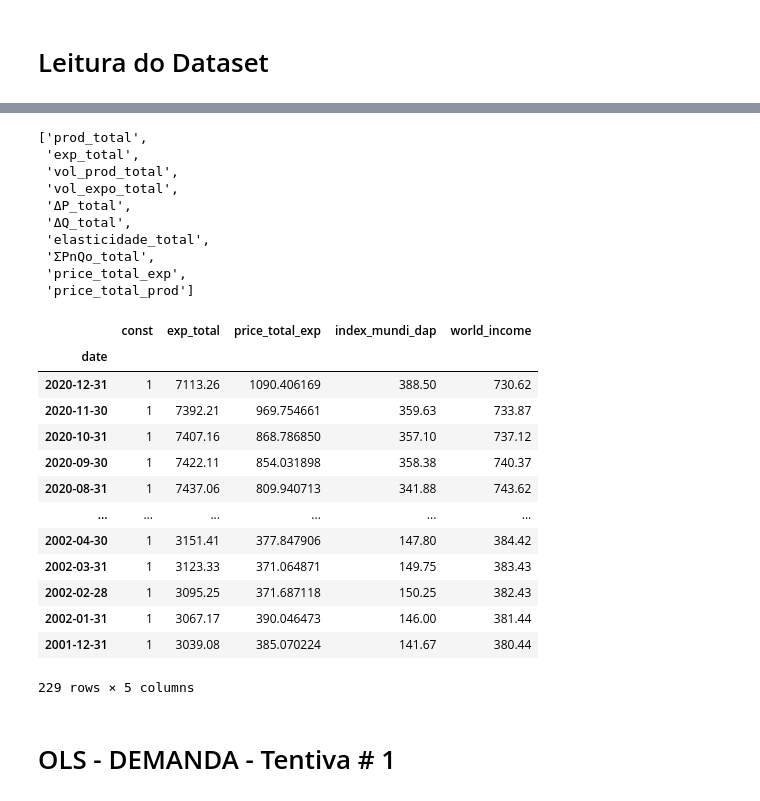
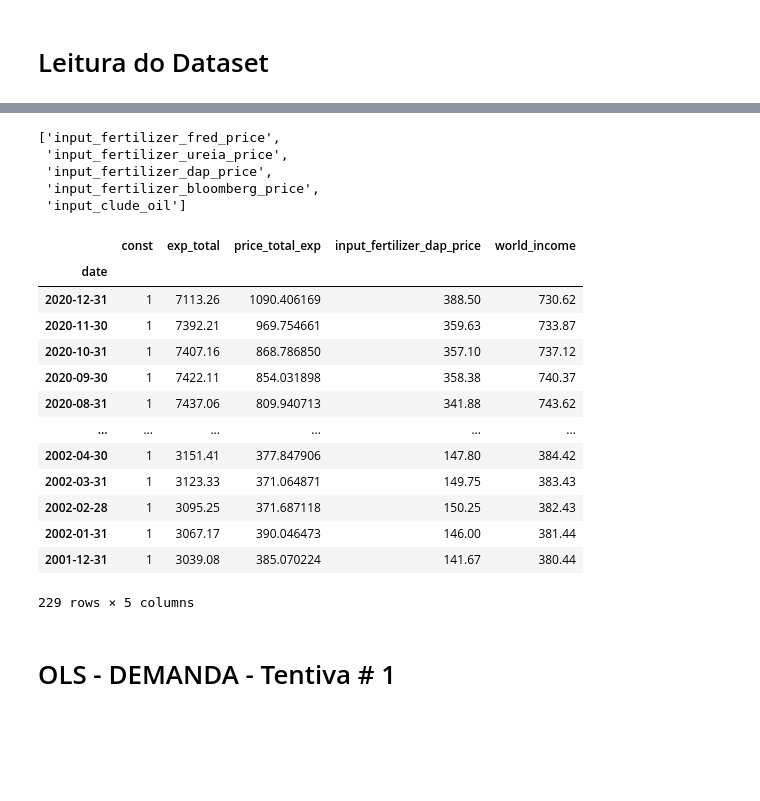
Before and after one commit to fkfouri/vegetable_oil_mkt, a Jupyter notebook: mkt/__2SLS_vegetable_oil-COMM5_4.ipynb, the cells around one changed output, grey strips where cells are left out. Saved outputs shown, nothing was run; the diff lists cells and outputs as text; code cells hidden in the pictures; blank space fills up the shorter version.

Commit message:
inputs

```diff
--- a/mkt/__2SLS_vegetable_oil-COMM5_4.ipynb
+++ b/mkt/__2SLS_vegetable_oil-COMM5_4.ipynb
@@ -47,23 +47,20 @@ df_main.head()
 | 2020-09-30 | World | 266.56 | 767.840 | 702.21 | 4.09 | 3.6 | 0.038 | -0.003 | -0.052 | ... |
 | 2020-08-31 | World | 267.42 | 739.170 | 703.14 | 4.09 | 3.6 | 0.078 | -0.003 | -0.025 | ... |
 # %%
-[col for col in df_main.columns.to_list() if 'total' in col]
+INCOMES = [col for col in df_main.columns.to_list() if 'income' in col]
+INPUTS = [col for col in df_main.columns.to_list() if 'input' in col]
+INPUTS
 # %% [output]
-['prod_total',
- 'exp_total',
- 'vol_prod_total',
- 'vol_expo_total',
- 'ΔP_total',
- 'ΔQ_total',
- 'elasticidade_total',
- 'ΣPnQo_total',
- 'price_total_exp',
- 'price_total_prod']
+['input_fertilizer_fred_price',
+ 'input_fertilizer_ureia_price',
+ 'input_fertilizer_dap_price',
+ 'input_fertilizer_bloomberg_price',
+ 'input_clude_oil']
 # %%
-df = df_main[['const', 'exp_total', 'price_total_exp', 'index_mundi_dap', 'world_income']]
+df = df_main[['const', 'exp_total', 'price_total_exp', 'input_fertilizer_dap', 'world_income']]
 df
 # %% [output]
-|  | const | exp_total | price_total_exp | index_mundi_dap | world_income |
+|  | const | exp_total | price_total_exp | input_fertilizer_dap_price | world_income |
 | date |  |  |  |  |  |
 | 2020-12-31 | 1 | 7113.26 | 1090.406169 | 388.50 | 730.62 |
 | 2020-11-30 | 1 | 7392.21 | 969.754661 | 359.63 | 733.87 |
```
Also changed, not shown: parts of 30 cells of this notebook, 4 other files.
